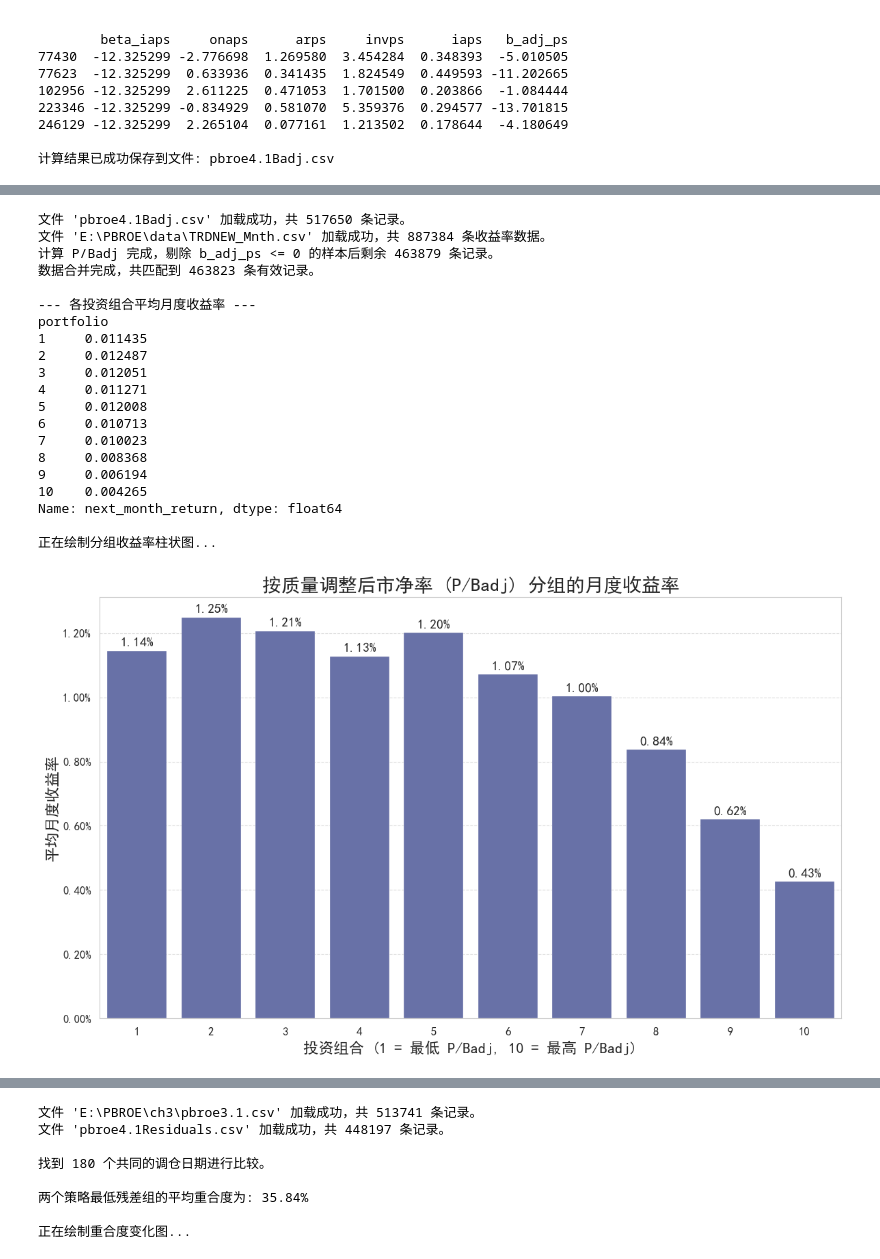
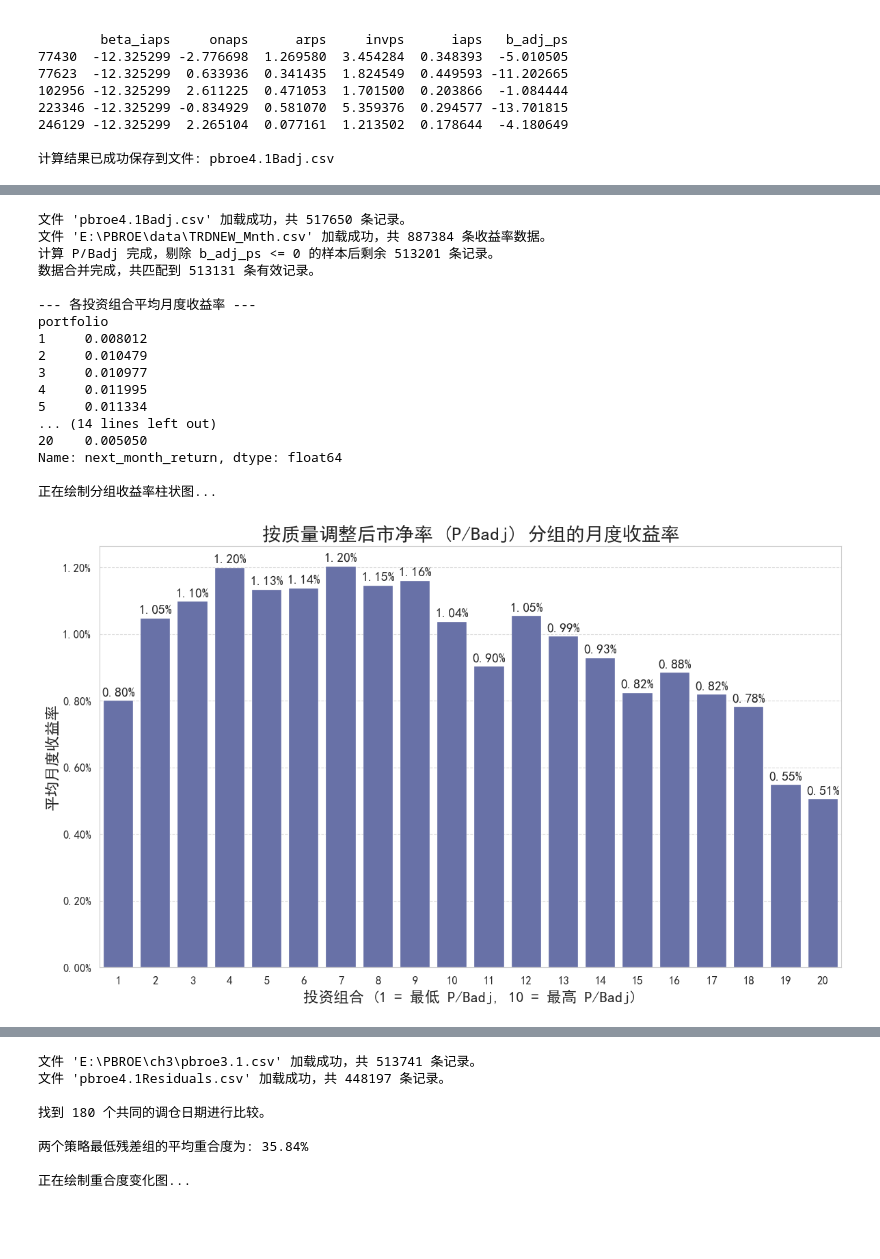
Before and after one commit to panjinhe/PBROE, a Jupyter notebook: ch4/PBROEch4.ipynb, the cells around one changed output, grey strips where cells are left out. Cells and saved outputs as stored; diff of their text form; code cells hidden in the pictures; blank space fills up the shorter version.

```diff
--- a/ch4/PBROEch4.ipynb
+++ b/ch4/PBROEch4.ipynb
@@ -682,20 +860,12 @@ except FileNotFoundError:
     df_badj = pd.DataFrame()
 
 # 加载收益率数据
-try:
-    # 将编码从 'gbk' 更改为 'utf-8-sig' 以正确处理BOM
-    df_returns = pd.read_csv(RETURNS_FILE, usecols=['Stkcd', 'Trdmnt', 'Mretwd'], encoding='utf-8-sig')
-    df_returns.rename(columns={'Stkcd': 'stkcd', 'Trdmnt': 'return_month', 'Mretwd': 'next_month_return'}, inplace=True)
-    df_returns['stkcd'] = df_returns['stkcd'].astype(str).str.zfill(6)
-    df_returns['return_month'] = pd.to_datetime(df_returns['return_month'], format='%Y-%m')
-    df_returns['next_month_return'] = pd.to_numeric(df_returns['next_month_return'], errors='coerce')
-    print(f"文件 '{RETURNS_FILE}' 加载成功，共 {len(df_returns)} 条收益率数据。")
-except FileNotFoundError:
-    print(f"错误：未找到文件 '{RETURNS_FILE}'。请确保文件路径正确。")
-    df_returns = pd.DataFrame()
-except UnicodeDecodeError:
-    print(f"文件 '{RETURNS_FILE}' 使用 'utf-8-sig' 解码失败，请尝试其他编码如 'utf-8' 或 'gbk'。")
-    df_returns = pd.DataFrame()
+df_returns = pd.read_csv(RETURNS_FILE, usecols=['Stkcd', 'Trdmnt', 'Mretwd'], encoding='utf-8-sig')
+df_returns.rename(columns={'Stkcd': 'stkcd', 'Trdmnt': 'return_month', 'Mretwd': 'next_month_return'}, inplace=True)
+df_returns['stkcd'] = df_returns['stkcd'].astype(str).str.zfill(6)
+df_returns['return_month'] = pd.to_datetime(df_returns['return_month'], format='%Y-%m')
+df_returns['next_month_return'] = pd.to_numeric(df_returns['next_month_return'], errors='coerce')
+print(f"文件 '{RETURNS_FILE}' 加载成功，共 {len(df_returns)} 条收益率数据。")
 
 
 # --- 2. 数据预处理与合并 ---
@@ -706,7 +876,7 @@ if not df_badj.empty and not df_returns.empty:
 
     # --- 核心变更：计算 P/Badj 因子 ---
     # 为了让P/B指标有意义，分母 b_adj_ps 必须为正数
-    df_badj = df_badj[df_badj['b_adj_ps'] > 0].copy()
+    df_badj = df_badj[df_badj['b_adj_ps'] > -10].copy()
     df_badj['pb_adj'] = df_badj['price'] / df_badj['b_adj_ps']
     print(f"计算 P/Badj 完成，剔除 b_adj_ps <= 0 的样本后剩余 {len(df_badj)} 条记录。")
 
@@ -735,7 +905,7 @@ if not df_badj.empty and not df_returns.empty:
     # qcut 会根据分位数进行切割，每组样本量基本相等
     # duplicates='drop' 可以处理当很多股票因子值相同时的情况
     analysis_df['portfolio'] = analysis_df.groupby('trdmnt')['pb_adj'].transform(
-        lambda x: pd.qcut(x, 10, labels=False, duplicates='drop')
+        lambda x: pd.qcut(x, 20, labels=False, duplicates='drop')
     )
 
     # 将分组标签从 0-9 调整为 1-10，更符合直觉
@@ -770,46 +940,43 @@ if not df_badj.empty and not df_returns.empty:
                     ha='center', va='center',
                     xytext=(0, 9),
                     textcoords='offset points',
                     fontsize=14)
 
     plt.title('按质量调整后市净率 (P/Badj) 分组的月度收益率', fontsize=20, fontweight='bold')
     plt.xlabel('投资组合 (1 = 最低 P/Badj, 10 = 最高 P/Badj)', fontsize=16)
     plt.ylabel('平均月度收益率', fontsize=16)
 
     # 将y轴格式化为百分比
     ax.yaxis.set_major_formatter(plt.FuncFormatter('{:.2%}'.format))
 
     plt.xticks(fontsize=12)
     plt.yticks(fontsize=12)
 
     plt.grid(axis='y', linestyle='--', alpha=0.7)
 
     plt.show()
 
 else:
     print("数据加载失败，无法进行分析。")
 # %% [output]
 文件 'pbroe4.1Badj.csv' 加载成功，共 517650 条记录。
 文件 'E:\PBROE\data\TRDNEW_Mnth.csv' 加载成功，共 887384 条收益率数据。
-计算 P/Badj 完成，剔除 b_adj_ps <= 0 的样本后剩余 463879 条记录。
-数据合并完成，共匹配到 463823 条有效记录。
+计算 P/Badj 完成，剔除 b_adj_ps <= 0 的样本后剩余 513201 条记录。
+数据合并完成，共匹配到 513131 条有效记录。
 
 --- 各投资组合平均月度收益率 ---
 portfolio
-1     0.011435
-2     0.012487
-3     0.012051
-4     0.011271
-5     0.012008
-6     0.010713
-7     0.010023
-8     0.008368
-9     0.006194
-10    0.004265
+1     0.008012
+2     0.010479
+3     0.010977
+4     0.011995
+5     0.011334
+... (14 lines left out)
+20    0.005050
 Name: next_month_return, dtype: float64
 
 正在绘制分组收益率柱状图...
-[figure, old version]
+[figure, new version]
 # %%
 # 计算残差 pb_adj大于0.5，1.46%
 import pandas as pd
```
Also changed, not shown: parts of 7 cells of this notebook.
